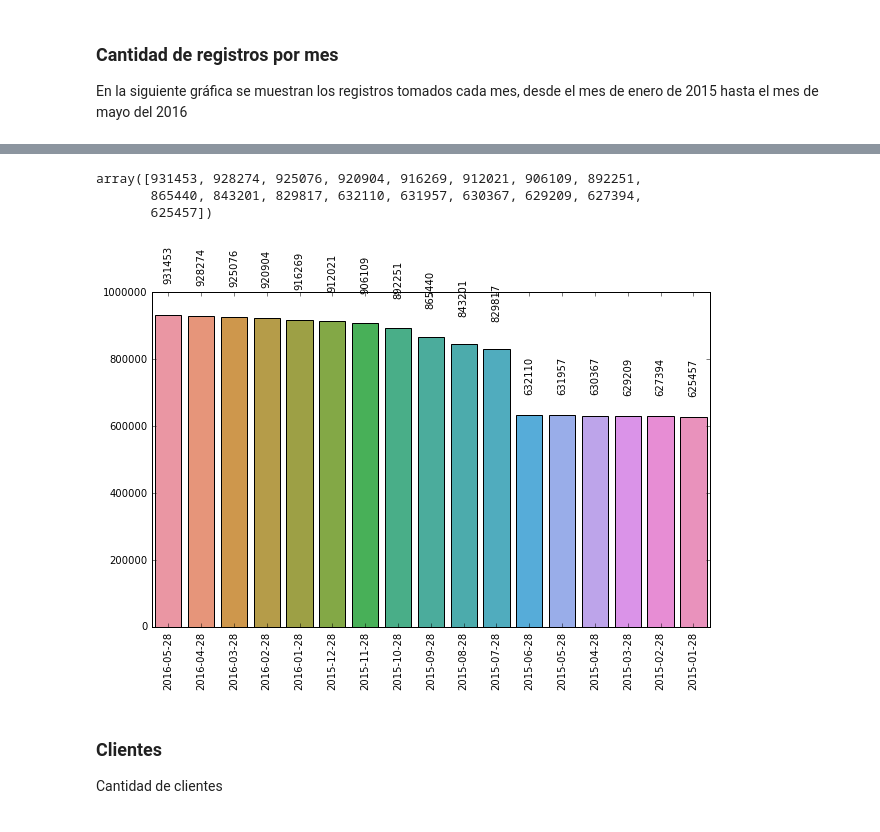
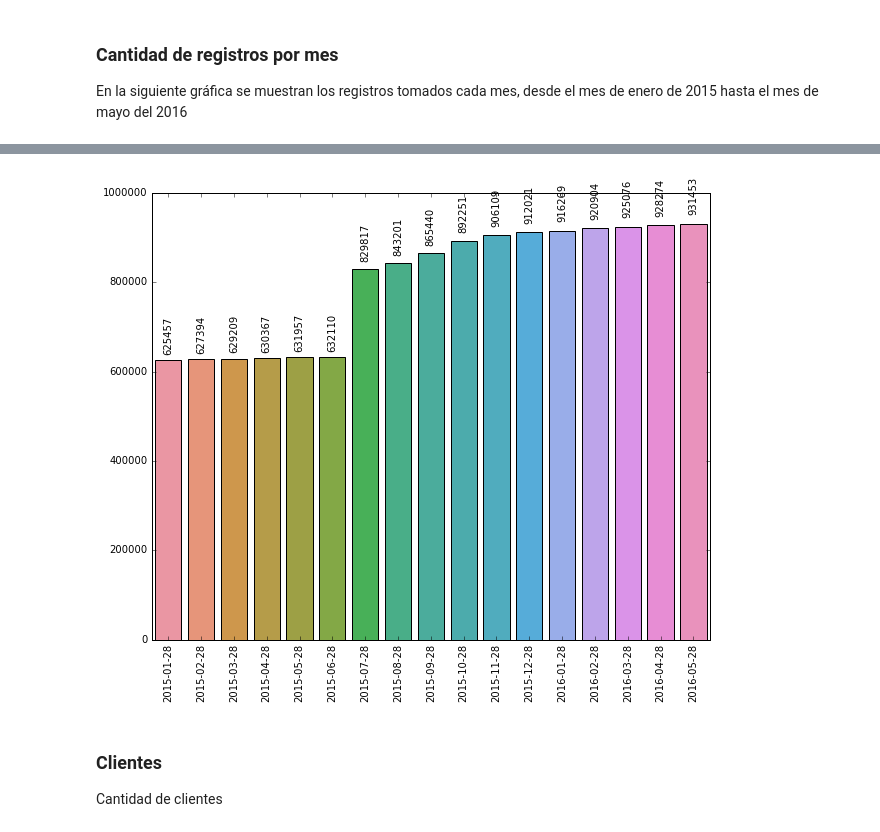
Before and after one commit to sergioml/degree_project, a Jupyter notebook: data_exploration.ipynb, the cells around one changed output, grey strips where cells are left out. Saved outputs shown, nothing was run; the diff lists cells and outputs as text; code cells hidden in the pictures.

```diff
--- a/data_exploration.ipynb
+++ b/data_exploration.ipynb
@@ -90,3 +87,4 @@ count_dates = df.fecha_dato.value_counts().values
 # %%
-dates_str = [str(date).split()[0] for date in dates_str]
-dates_str
+dates = df.fecha_dato.value_counts().sort_index()
+dates_str = [str(date).split()[0] for date in dates.index]
+count_dates = dates.values
@@ -111,17 +91,11 @@ dates_str
-# %%
-count_dates
-# %% [output]
-array([931453, 928274, 925076, 920904, 916269, 912021, 906109, 892251,
-       865440, 843201, 829817, 632110, 631957, 630367, 629209, 627394,
-       625457])
 # %%
-plt.figure(figsize=(10, 6))
+plt.figure(figsize=(10, 8))
 sns.barplot(dates_str, count_dates)
 plt.xticks(rotation='vertical')
 for i, count in enumerate(count_dates):
-    plt.text(i, count*1.1, count, ha='center', va='bottom', rotation='vertical')
+    plt.text(i, count*1.02, count, ha='center', va='bottom', rotation='vertical')
 # %% [output]
-[figure, old version]
+[figure, new version]
 # %% [markdown]
 ### Clientes
 Cantidad de clientes
```
Also changed, not shown: parts of 2 cells of this notebook.
